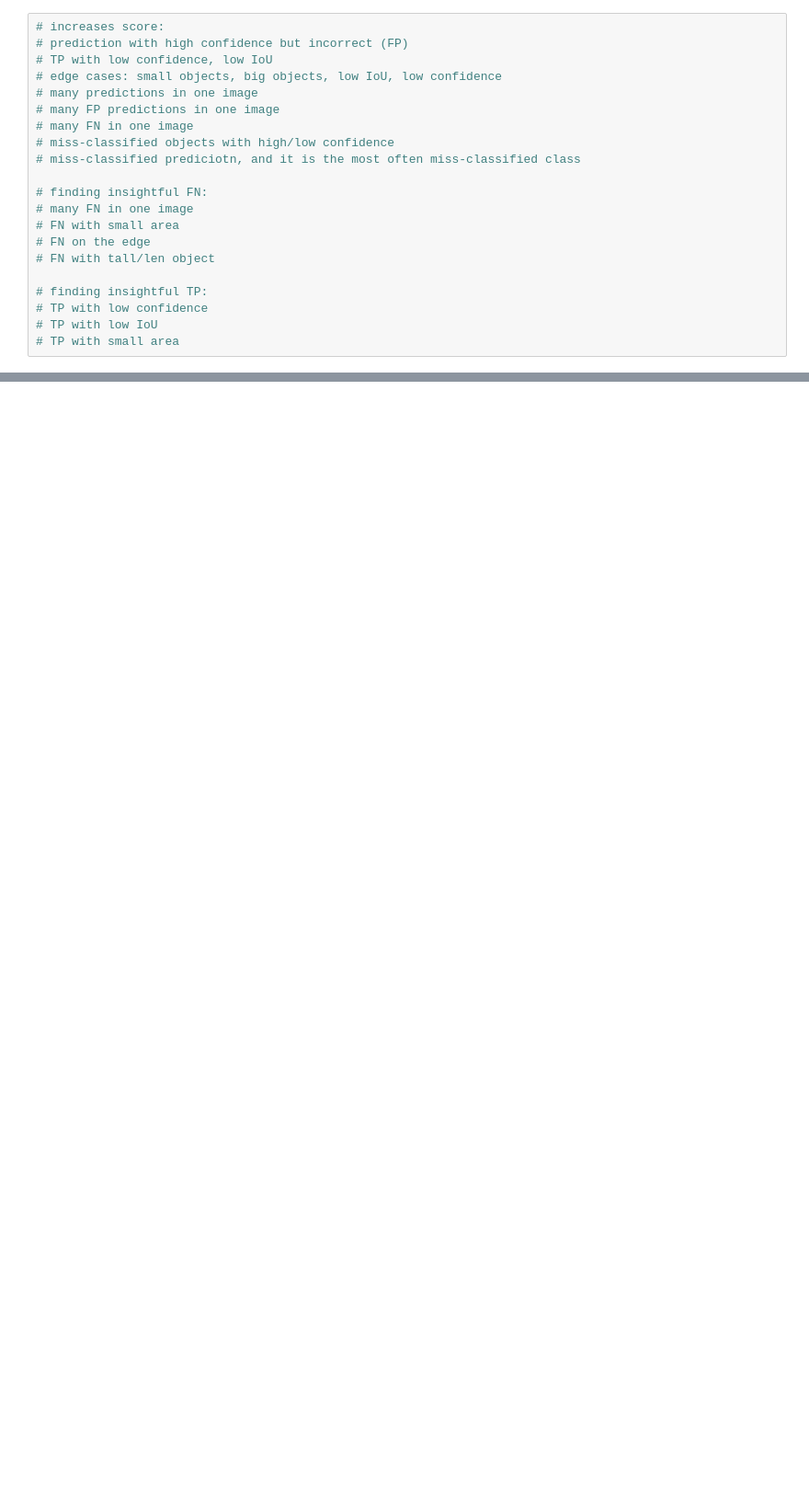
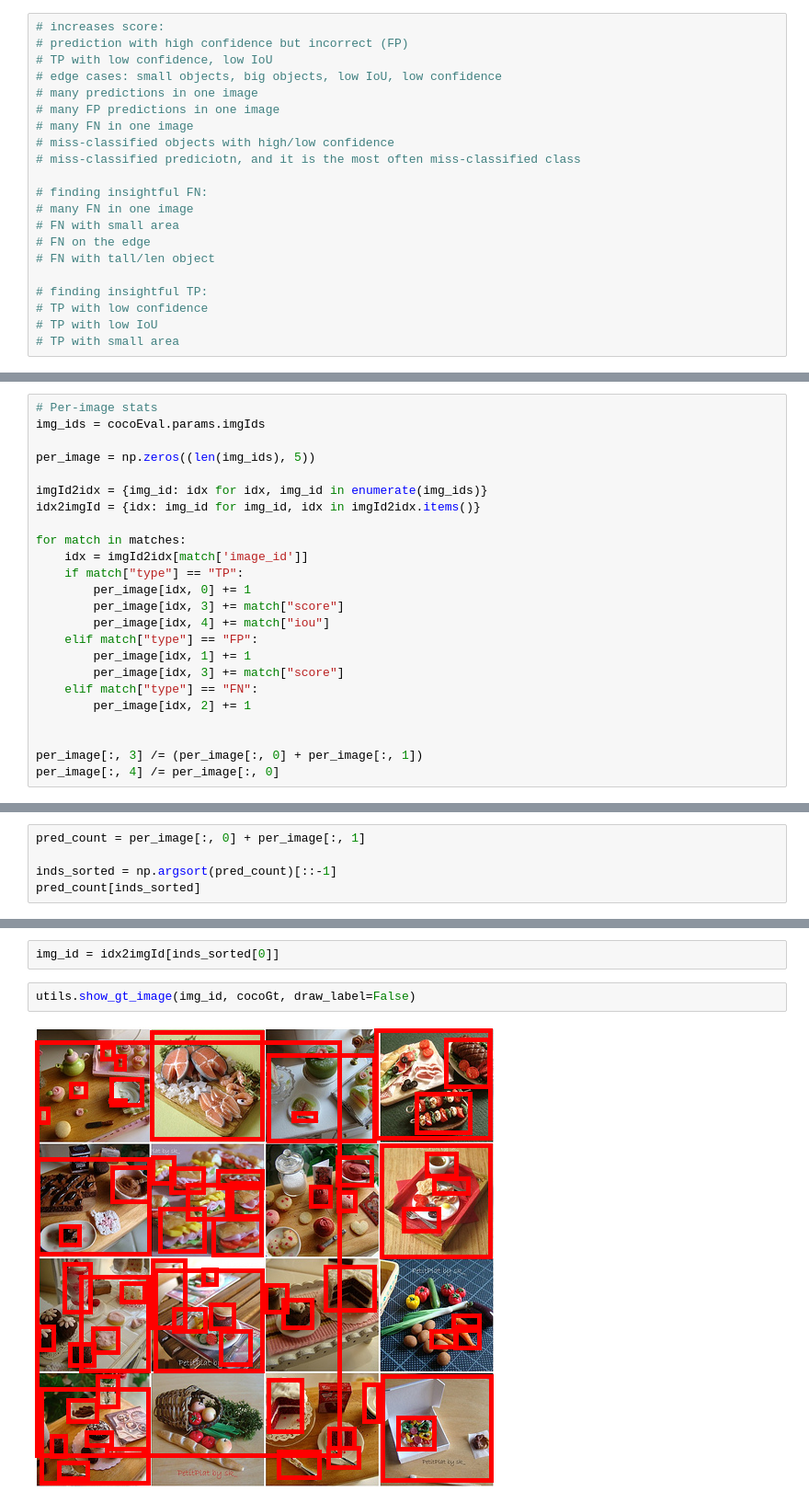
Before and after one commit to supervisely-ecosystem/model-benchmark-experiments, a Jupyter notebook: eval2.ipynb, the cells around one changed output, grey strips where cells are left out. Shown at 92% size. Saved outputs shown, nothing was run; the diff lists cells and outputs as text; blank space fills up the shorter version.

Commit message:
get matches

```diff
--- a/eval2.ipynb
+++ b/eval2.ipynb
@@ -67,0 +182,24 @@ Accumulating evaluation results...
+# %%
+# Per-image stats
+img_ids = cocoEval.params.imgIds
+
+per_image = np.zeros((len(img_ids), 5))
+
+imgId2idx = {img_id: idx for idx, img_id in enumerate(img_ids)}
+idx2imgId = {idx: img_id for img_id, idx in imgId2idx.items()}
+
+for match in matches:
+    idx = imgId2idx[match['image_id']]
+    if match["type"] == "TP":
+        per_image[idx, 0] += 1
+        per_image[idx, 3] += match["score"]
+        per_image[idx, 4] += match["iou"]
+    elif match["type"] == "FP":
+        per_image[idx, 1] += 1
+        per_image[idx, 3] += match["score"]
+    elif match["type"] == "FN":
+        per_image[idx, 2] += 1
+
+
+per_image[:, 3] /= (per_image[:, 0] + per_image[:, 1])
+per_image[:, 4] /= per_image[:, 0]
@@ -67,0 +224,5 @@ Accumulating evaluation results...
+# %%
+pred_count = per_image[:, 0] + per_image[:, 1]
+
+inds_sorted = np.argsort(pred_count)[::-1]
+pred_count[inds_sorted]
@@ -67,0 +235,6 @@ Accumulating evaluation results...
+# %%
+img_id = idx2imgId[inds_sorted[0]]
+# %%
+utils.show_gt_image(img_id, cocoGt, draw_label=False)
+# %% [output]
+[figure, added]
```
Also changed, not shown: parts of 12 cells of this notebook, 1 other file.
